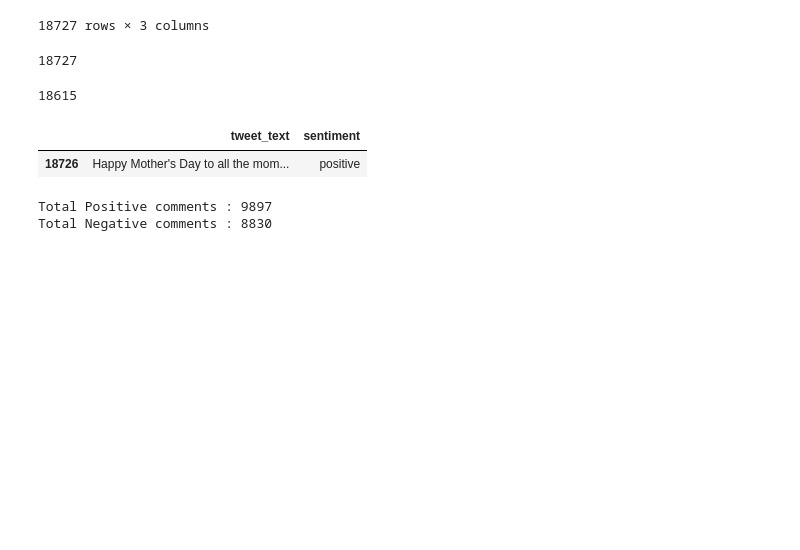
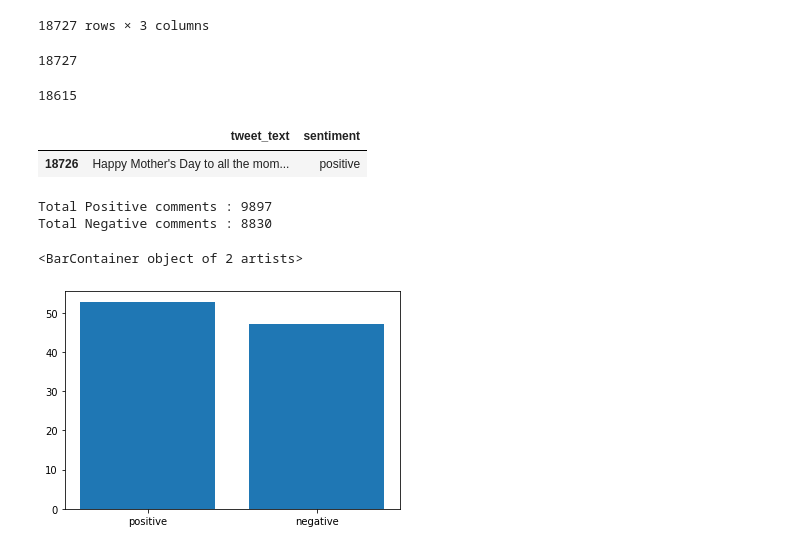
Before and after one commit to ifiscoder/DWM, a Jupyter notebook: DWM_5.ipynb, the cells around one changed output. Drawn from its saved outputs; the diff is of its cells as text; code cells hidden in the pictures; blank space fills up the shorter version.

```diff
--- a/DWM_5.ipynb
+++ b/DWM_5.ipynb
@@ -51,3 +46,13 @@ print(f'Total Negative comments : {df.sentiment.value_counts().negative}')
 # %% [output]
 Total Positive comments : 9897
 Total Negative comments : 8830
+# %%
+import matplotlib.pyplot as plt
+fig = plt.figure()
+sPerCount = df.sentiment.value_counts(normalize=True)
+x = ["positive","negative"]
+y =[sPerCount.positive*100,sPerCount.negative*100]
+plt.bar(x,y,)
+# %% [output]
+<BarContainer object of 2 artists>
+[figure, added]
```
Also changed, not shown: parts of 3 cells of this notebook.
